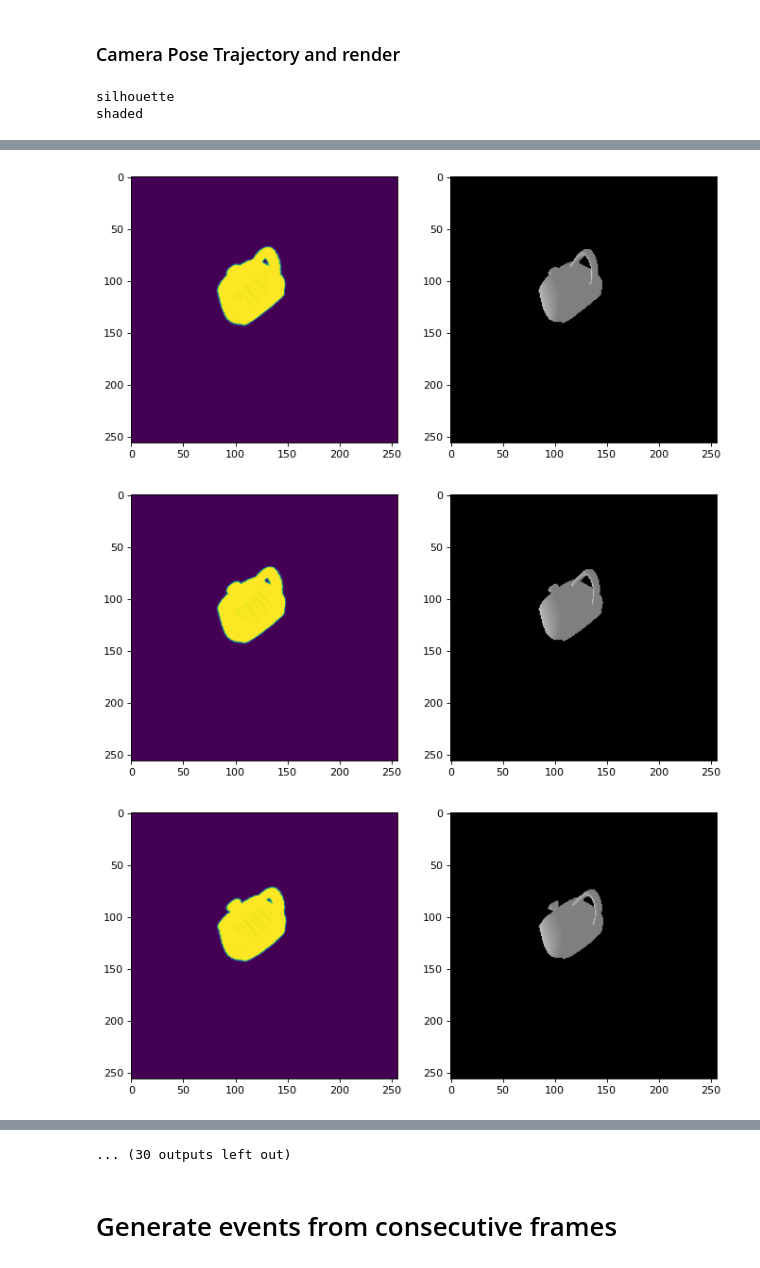
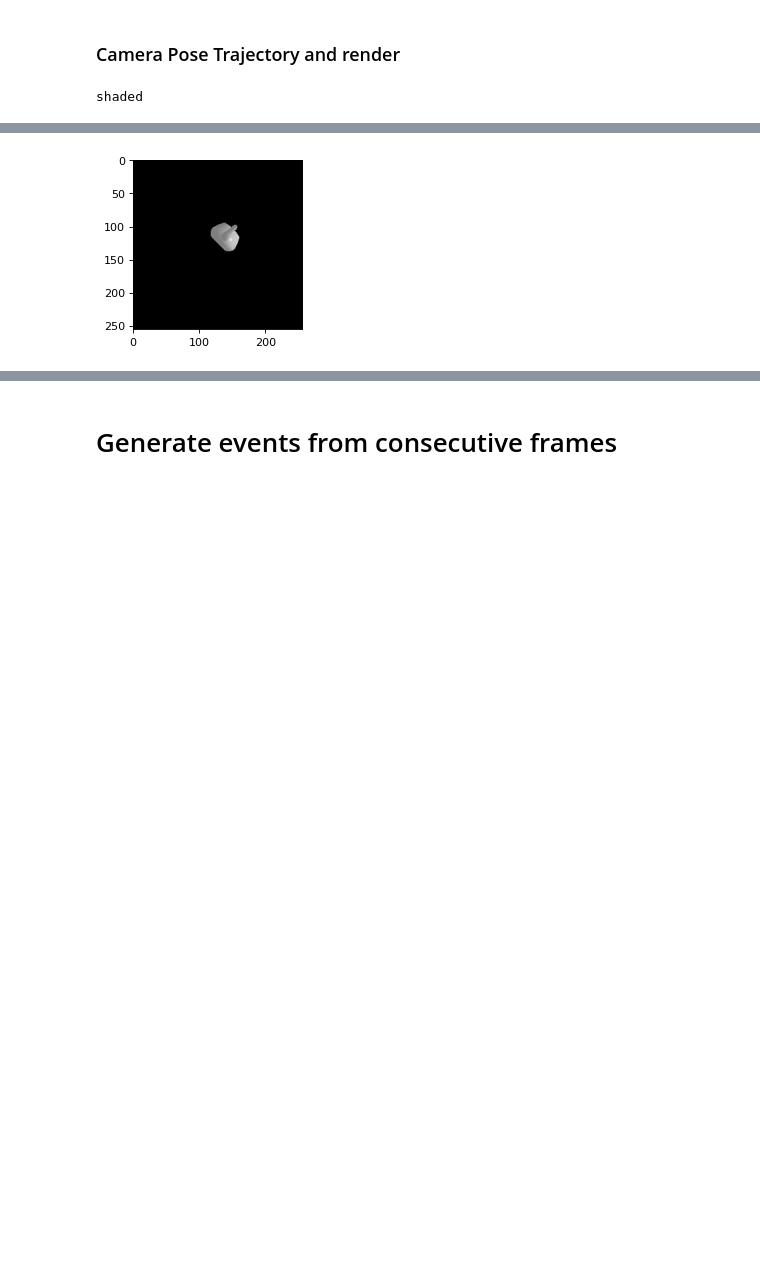
Before and after one commit to alexisbdr/e3d, a Jupyter notebook: simulate-camera-pose-test.ipynb, the cells around one changed output, grey strips where cells are left out. Saved outputs shown, nothing was run; the diff lists cells and outputs as text; code cells hidden in the pictures; blank space fills up the shorter version.

```diff
--- a/simulate-camera-pose-test.ipynb
+++ b/simulate-camera-pose-test.ipynb
@@ -102,7 +124,7 @@ silhouette_renderer = MeshRenderer(
 raster_settings = RasterizationSettings(
     image_size=256,
     blur_radius=0.0,
-    faces_per_pixel=1,
+    faces_per_pixel=100,
 )
 # We can add a point light in front of the object.
 lights = PointLights(device=device, location=((2.0, 2.0, -2.0),))
@@ -111,5 +133,5 @@ phong_renderer = MeshRenderer(
         cameras=cameras,
         raster_settings=raster_settings
     ),
-    shader=HardPhongShader(device=device, lights=lights)
+    shader=HardPhongShader(device=device, lights=lights, cameras=cameras)
 )
@@ -193,10 +216,9 @@ SphericalSpiral(
 
 #Just to put these somewhere - this should be stored in param file after
 
-def cam_trajectory_rotation():
+def cam_trajectory_rotation(num_points: int = 40):
     """
-    Input:
-    Return cameras from trajectory along a sphere
+    Returns: list of camera poses (R,T) from trajectory along a spherical spiral
     """
 
     #sphere = Sphere(
@@ -207,19 +229,25 @@ def cam_trajectory_rotation():
     #    theta_max = math.pi/2,
     #    phi_max = math.pi)
     shape = SphericalSpiral(
-        c = 8,
-        a = 2,
+        c = 6.5,
+        a = 1.5,
         t_min = math.pi,
-        t_max=.005*math.pi,
-        num_points=40)
+        t_max=.0001*math.pi,
+        num_points=num_points)
     up = torch.tensor([[0., 1., 1.]])
-    camera_poses = []
+    R = []
+    T = []
     for cp in shape._tuples:
         cp = torch.tensor(cp)
-        R = look_at_rotation(cp[None, :],up=up, device=device)
-        T = -torch.bmm(R.transpose(1,2), cp[None, :, None])[:, :, 0]
-        camera_poses.append((R,T))
-    return camera_poses
+        R_new = look_at_rotation(cp[None, :],up=up, device=device)
+        T_new = -torch.bmm(R_new.transpose(1,2), cp[None, :, None])[:, :, 0]
+        if not len(R) and not len(T):
+            R = [R_new]
+            T = [T_new]
+        else:
+            R.append(R_new)
+            T.append(T_new)
+    return (R, T)
 
 def cam_trajectory_transform(
     dist: float = 2.7,
@@ -234,11 +262,13 @@ def cam_trajectory_transform(
 
     elev = torch.linspace(elev_range[0], elev_range[1], batch_size)
     azim = torch.linspace(elev_range[0], elev_range[1], batch_size)
-    cam_poses = []
+    R = []
+    T = []
     for e, a in elev, azim:
-        R, T = look_at_view_transform(dist=dist, elev=e, azim=a)
-        cam_poses.append((R,T))
-    return cam_poses
+        R_new, T_new = look_at_view_transform(dist=dist, elev=e, azim=a)
+        R = torch.stack((R, R_new)) if R else R_new
+        T = torch.stack((T, T_new)) if T else T_new
+    return (R, T)
 
 def render_trajectory(cam_poses, write_gif=True):
 
@@ -252,24 +282,24 @@ def render_trajectory(cam_poses, write_gif=True):
     image_writer = imageio.get_writer(image_output, mode="I", duration=.2)
     """
     render_manager = RenderManager(
-        types=["silhouette", "shaded"],
+        types=["shaded"],
         mesh_name = "teapot"
     )
     # Render the teapot providing the values of R and T.
-    for num, (R,T) in enumerate(cam_poses):
-
+    R, T = cam_poses
+    for num in range(len(R)):
         #gl_cam = OpenGLPerspectiveCameras(device=device, R=R, T=T)
         #sf_cam = SfMPerspectiveCameras(device=device, R=R, T=T)
+        #silhouette = silhouette_renderer(meshes_world=teapot_mesh, R=R[num], T=T[num])
+        image_ref = phong_renderer(meshes_world=teapot_mesh, R=R[num], T=T[num])
 
-        silhouette = silhouette_renderer(meshes_world=teapot_mesh, R=R, T=T)
-        image_ref = phong_renderer(meshes_world=teapot_mesh, R=R, T=T)
-
-        silhouette = silhouette.cpu().numpy()
+        #silhouette = silhouette.cpu().numpy()
         image_ref = image_ref.cpu().numpy()
-
+        '''
         plt.figure(figsize=(10, 10))
         plt.subplot(1, 2, 1)
         plt.imshow(silhouette.squeeze()[...,3])  # only plot the alpha channel of the RGBA image
+        '''
         plt.grid(False)
         plt.subplot(1, 2, 2)
         plt.imshow(image_ref.squeeze())
@@ -277,9 +307,8 @@ def render_trajectory(cam_poses, write_gif=True):
 
         render_manager.add_images(
             num,
-            {"silhouette": silhouette.squeeze()[...,3], "shaded": image_ref.squeeze()},
-            R, T)
-
+            {"shaded": image_ref.squeeze()},
+            R[num], T[num])
 
     render_manager.close()
     return render_manager
@@ -287,5 +316,4 @@ def render_trajectory(cam_poses, write_gif=True):
 cam_poses = cam_trajectory_rotation()
 render = render_trajectory(cam_poses)
 # %% [output]
-silhouette
 shaded
@@ -309,3 +338 @@ WARNING:imageio:Lossy conversion from float32 to uint8. Range [0, 1]. Convert im
-[figure, old version]
+[figure, new version]
-[figure, removed]
-[figure, removed]
@@ -319,4 +339,3 @@ WARNING:imageio:Lossy conversion from float32 to uint8. Range [0, 1]. Convert im
-... (30 outputs left out)
 # %% [markdown]
 # Generate events from consecutive frames
 # %%
```
Also changed, not shown: parts of 15 cells of this notebook, 2 other files.
